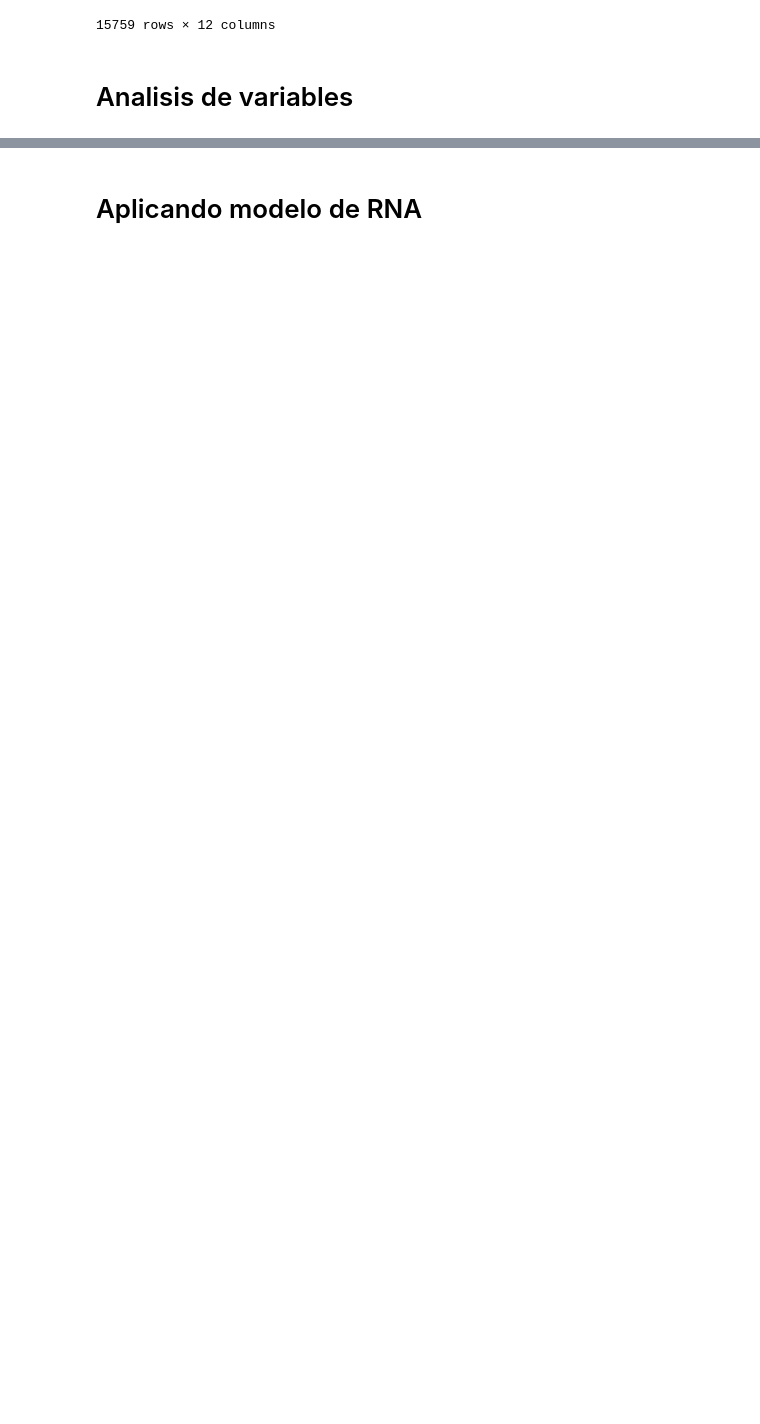
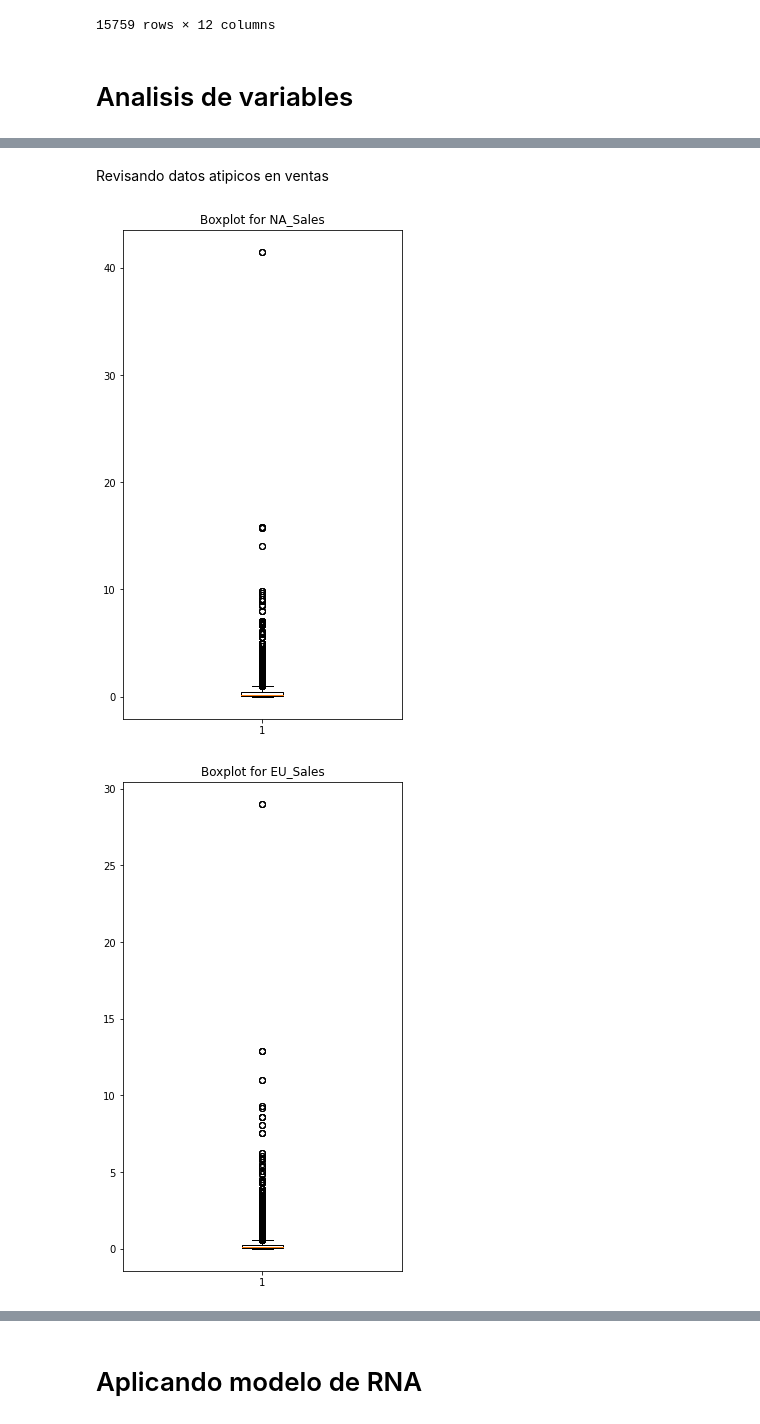
Before and after one commit to jurhs2000/ai-proyecto, a Jupyter notebook: proyecto.ipynb, the cells around one changed output, grey strips where cells are left out. Drawn from its saved outputs; the diff is of its cells as text; code cells hidden in the pictures; blank space fills up the shorter version.

```diff
--- a/proyecto.ipynb
+++ b/proyecto.ipynb
@@ -137,0 +154,21 @@ games_meta_sales
+# %%
+# Cleaning inf and nan values
+graphVars = ['meta_score', 'user_score', 'platform', 'genre', 'developer', 'year', 'NA_Sales', 'EU_Sales', 'JP_Sales', 'Other_Sales', 'Global_Sales']
+if printAnalisis:
+    for col in graphVars:
+        if np.isnan(games_meta_sales[col]).any():
+            games_meta_sales[col] = np.nan_to_num(games_meta_sales[col])
+# %% [markdown]
+Revisando datos atipicos en ventas
+# %%
+graphVars = ['NA_Sales', 'EU_Sales', 'JP_Sales', 'Other_Sales', 'Global_Sales']
+if printAnalisis:
+    for i in graphVars:
+        # boxplot
+        plt.figure(figsize=(5, 9))
+        plt.boxplot(games_meta_sales[i])
+        plt.title('Boxplot for ' + i)
+        plt.show()
+# %% [output]
+[figure, added]
+[figure, added]
```
Also changed, not shown: parts of 26 cells of this notebook, 1 other file.
